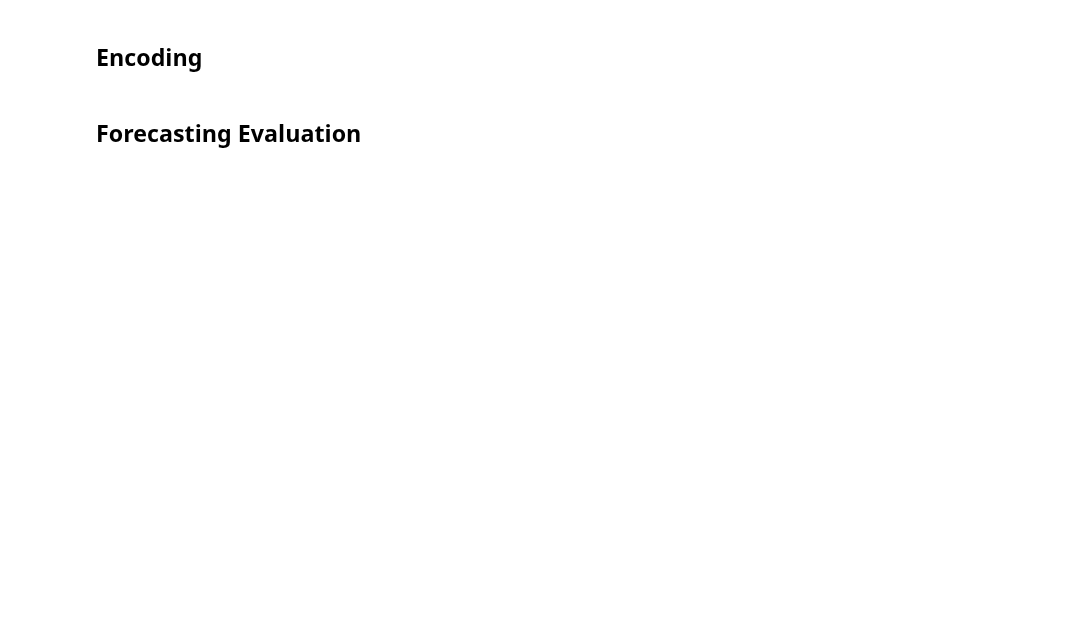
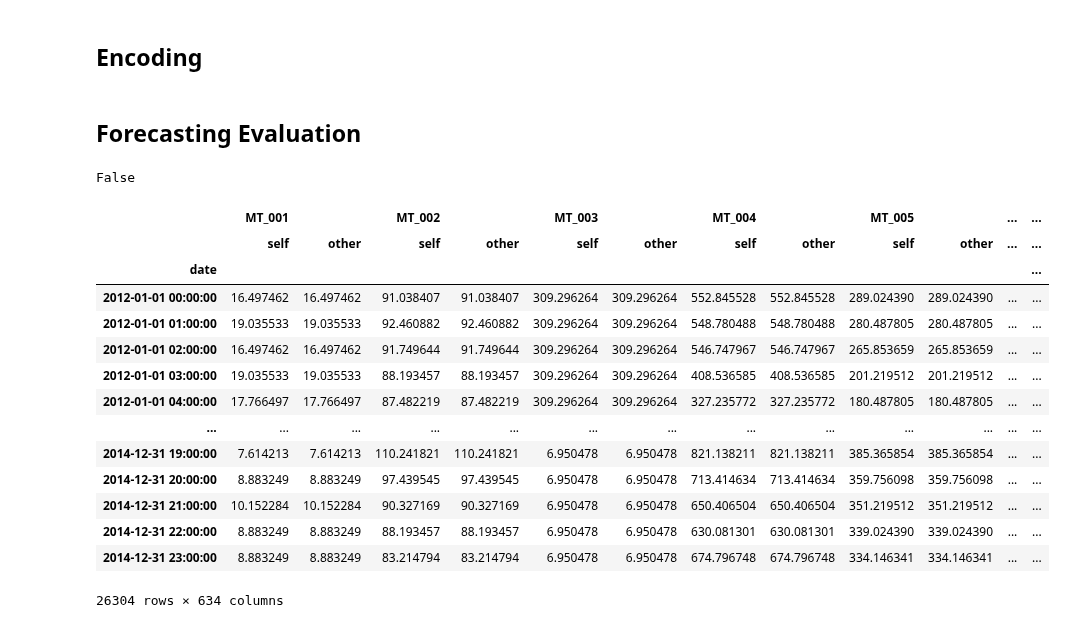
Before and after one commit to whoami-Lory271/SLinear-Time-Series-Forecasting, a Jupyter notebook: thesis.ipynb, the cells around one changed output. Cells and saved outputs as stored; diff of their text form; code cells hidden in the pictures; blank space fills up the shorter version.

```diff
--- a/thesis.ipynb
+++ b/thesis.ipynb
@@ -1898,0 +1894,4 @@ if EVALUATE:
+# %%
+np.array_equal(train_data, my_train_data, equal_nan=True)
+# %% [output]
+False
@@ -1898,0 +1904,22 @@ if EVALUATE:
+# %%
+path = "/content/drive/MyDrive/Tesi/code/test"
+my_csv = pd.read_csv(path+"/my_electricity.csv", index_col='date', parse_dates=True)
+csv = pd.read_csv(path+"/electricity.csv", index_col='date', parse_dates=True)
+# %%
+my_csv.compare(csv, keep_equal=True)
+# %% [output]
+|  | MT_001 |  | MT_002 |  | MT_003 |  | MT_004 |  | MT_005 |  | ... | ... |
+|  | self | other | self | other | self | other | self | other | self | other | ... | ... |
+| date |  |  |  |  |  |  |  |  |  |  |  | ... |
+| 2012-01-01 00:00:00 | 16.497462 | 16.497462 | 91.038407 | 91.038407 | 309.296264 | 309.296264 | 552.845528 | 552.845528 | 289.024390 | 289.024390 | ... | ... |
+| 2012-01-01 01:00:00 | 19.035533 | 19.035533 | 92.460882 | 92.460882 | 309.296264 | 309.296264 | 548.780488 | 548.780488 | 280.487805 | 280.487805 | ... | ... |
+| 2012-01-01 02:00:00 | 16.497462 | 16.497462 | 91.749644 | 91.749644 | 309.296264 | 309.296264 | 546.747967 | 546.747967 | 265.853659 | 265.853659 | ... | ... |
+| 2012-01-01 03:00:00 | 19.035533 | 19.035533 | 88.193457 | 88.193457 | 309.296264 | 309.296264 | 408.536585 | 408.536585 | 201.219512 | 201.219512 | ... | ... |
+| 2012-01-01 04:00:00 | 17.766497 | 17.766497 | 87.482219 | 87.482219 | 309.296264 | 309.296264 | 327.235772 | 327.235772 | 180.487805 | 180.487805 | ... | ... |
+| ... | ... | ... | ... | ... | ... | ... | ... | ... | ... | ... | ... | ... |
+| 2014-12-31 19:00:00 | 7.614213 | 7.614213 | 110.241821 | 110.241821 | 6.950478 | 6.950478 | 821.138211 | 821.138211 | 385.365854 | 385.365854 | ... | ... |
+| 2014-12-31 20:00:00 | 8.883249 | 8.883249 | 97.439545 | 97.439545 | 6.950478 | 6.950478 | 713.414634 | 713.414634 | 359.756098 | 359.756098 | ... | ... |
+| 2014-12-31 21:00:00 | 10.152284 | 10.152284 | 90.327169 | 90.327169 | 6.950478 | 6.950478 | 650.406504 | 650.406504 | 351.219512 | 351.219512 | ... | ... |
+| 2014-12-31 22:00:00 | 8.883249 | 8.883249 | 88.193457 | 88.193457 | 6.950478 | 6.950478 | 630.081301 | 630.081301 | 339.024390 | 339.024390 | ... | ... |
+| 2014-12-31 23:00:00 | 8.883249 | 8.883249 | 83.214794 | 83.214794 | 6.950478 | 6.950478 | 674.796748 | 674.796748 | 334.146341 | 334.146341 | ... | ... |
+26304 rows × 634 columns
```
Also changed, not shown: parts of 10 cells of this notebook.
